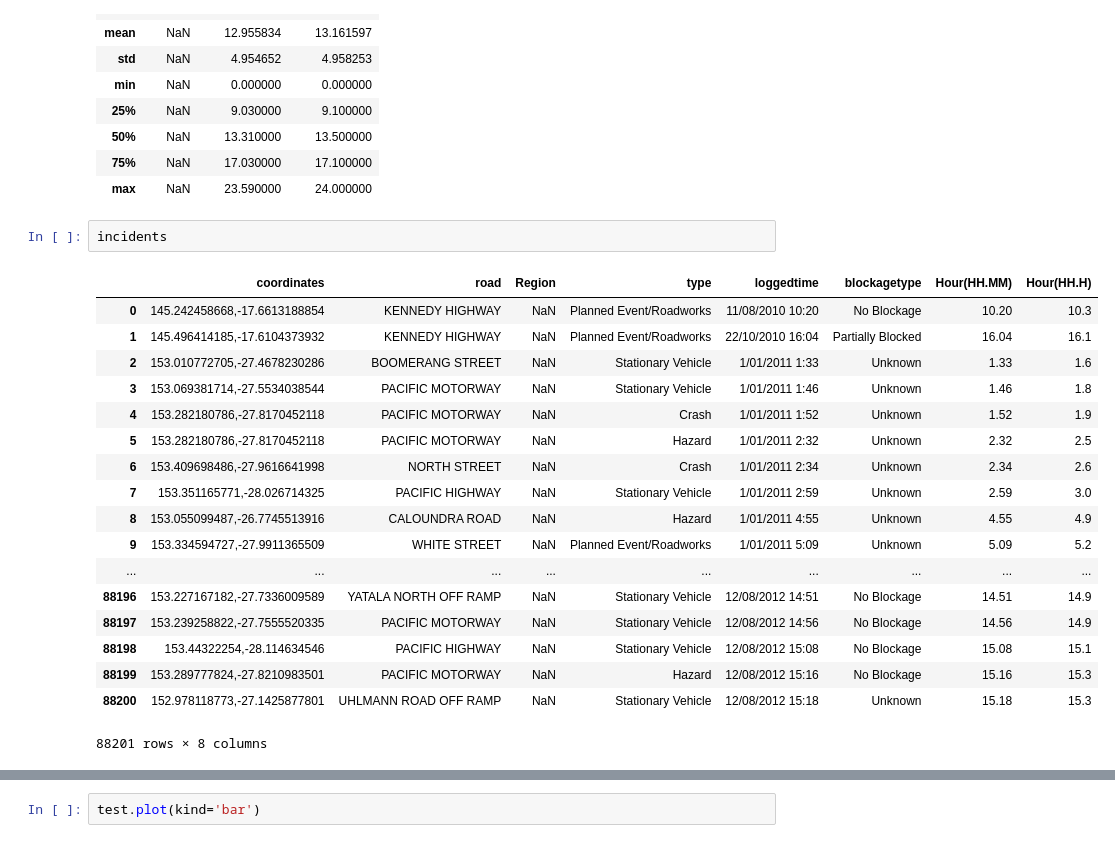
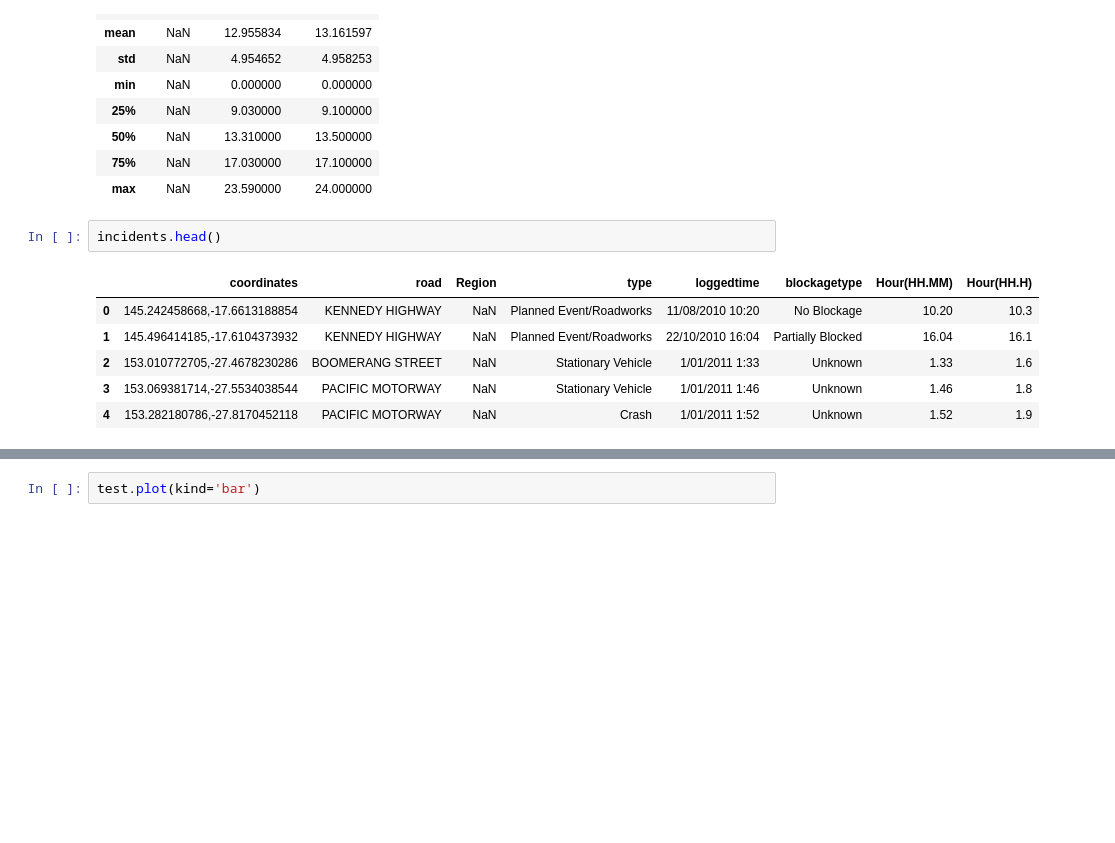
Before and after one commit to jaworra/Jupyter-Notebooks, a Jupyter notebook: crashDataAnalysis.ipynb, the cells around one changed output, grey strips where cells are left out. Drawn from its saved outputs; the diff is of its cells as text; blank space fills up the shorter version.

```diff
--- a/crashDataAnalysis.ipynb
+++ b/crashDataAnalysis.ipynb
@@ -17,24 +17,12 @@ incidents.describe()
 | 75% | NaN | 17.030000 | 17.100000 |
 | max | NaN | 23.590000 | 24.000000 |
 # %%
-incidents
+incidents.head()
 # %% [output]
 |  | coordinates | road | Region | type | loggedtime | blockagetype | Hour(HH.MM) | Hour(HH.H) |
 | 0 | 145.242458668,-17.6613188854 | KENNEDY HIGHWAY | NaN | Planned Event/Roadworks | 11/08/2010 10:20 | No Blockage | 10.20 | 10.3 |
 | 1 | 145.496414185,-17.6104373932 | KENNEDY HIGHWAY | NaN | Planned Event/Roadworks | 22/10/2010 16:04 | Partially Blocked | 16.04 | 16.1 |
 | 2 | 153.010772705,-27.4678230286 | BOOMERANG STREET | NaN | Stationary Vehicle | 1/01/2011 1:33 | Unknown | 1.33 | 1.6 |
 | 3 | 153.069381714,-27.5534038544 | PACIFIC MOTORWAY | NaN | Stationary Vehicle | 1/01/2011 1:46 | Unknown | 1.46 | 1.8 |
 | 4 | 153.282180786,-27.8170452118 | PACIFIC MOTORWAY | NaN | Crash | 1/01/2011 1:52 | Unknown | 1.52 | 1.9 |
-| 5 | 153.282180786,-27.8170452118 | PACIFIC MOTORWAY | NaN | Hazard | 1/01/2011 2:32 | Unknown | 2.32 | 2.5 |
-| 6 | 153.409698486,-27.9616641998 | NORTH STREET | NaN | Crash | 1/01/2011 2:34 | Unknown | 2.34 | 2.6 |
-| 7 | 153.351165771,-28.026714325 | PACIFIC HIGHWAY | NaN | Stationary Vehicle | 1/01/2011 2:59 | Unknown | 2.59 | 3.0 |
-| 8 | 153.055099487,-26.7745513916 | CALOUNDRA ROAD | NaN | Hazard | 1/01/2011 4:55 | Unknown | 4.55 | 4.9 |
-| 9 | 153.334594727,-27.9911365509 | WHITE STREET | NaN | Planned Event/Roadworks | 1/01/2011 5:09 | Unknown | 5.09 | 5.2 |
-| ... | ... | ... | ... | ... | ... | ... | ... | ... |
-| 88196 | 153.227167182,-27.7336009589 | YATALA NORTH OFF RAMP | NaN | Stationary Vehicle | 12/08/2012 14:51 | No Blockage | 14.51 | 14.9 |
-| 88197 | 153.239258822,-27.7555520335 | PACIFIC MOTORWAY | NaN | Stationary Vehicle | 12/08/2012 14:56 | No Blockage | 14.56 | 14.9 |
-| 88198 | 153.44322254,-28.114634546 | PACIFIC HIGHWAY | NaN | Stationary Vehicle | 12/08/2012 15:08 | No Blockage | 15.08 | 15.1 |
-| 88199 | 153.289777824,-27.8210983501 | PACIFIC MOTORWAY | NaN | Hazard | 12/08/2012 15:16 | No Blockage | 15.16 | 15.3 |
-| 88200 | 152.978118773,-27.1425877801 | UHLMANN ROAD OFF RAMP | NaN | Stationary Vehicle | 12/08/2012 15:18 | Unknown | 15.18 | 15.3 |
-88201 rows × 8 columns
 # %%
```
Also changed, not shown: parts of 4 cells of this notebook.
